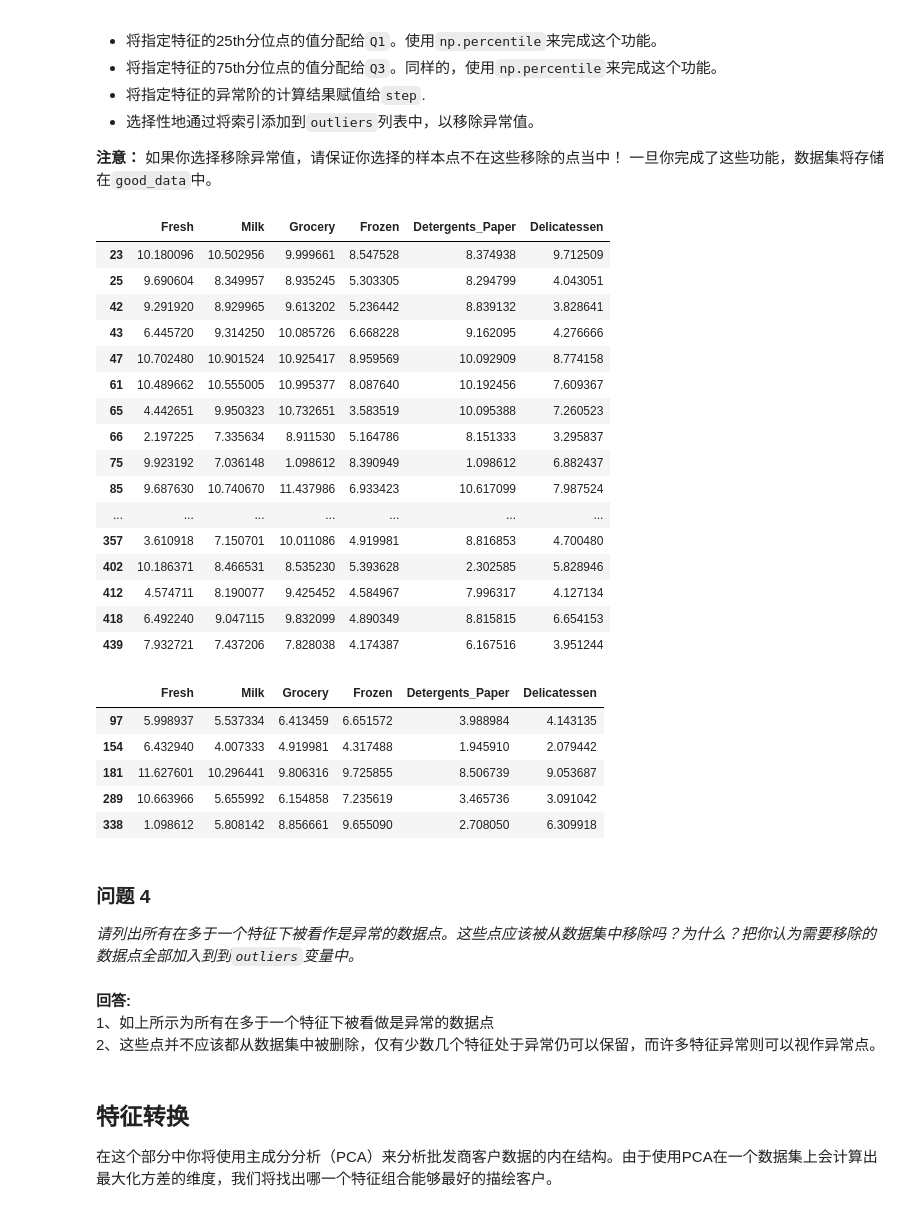
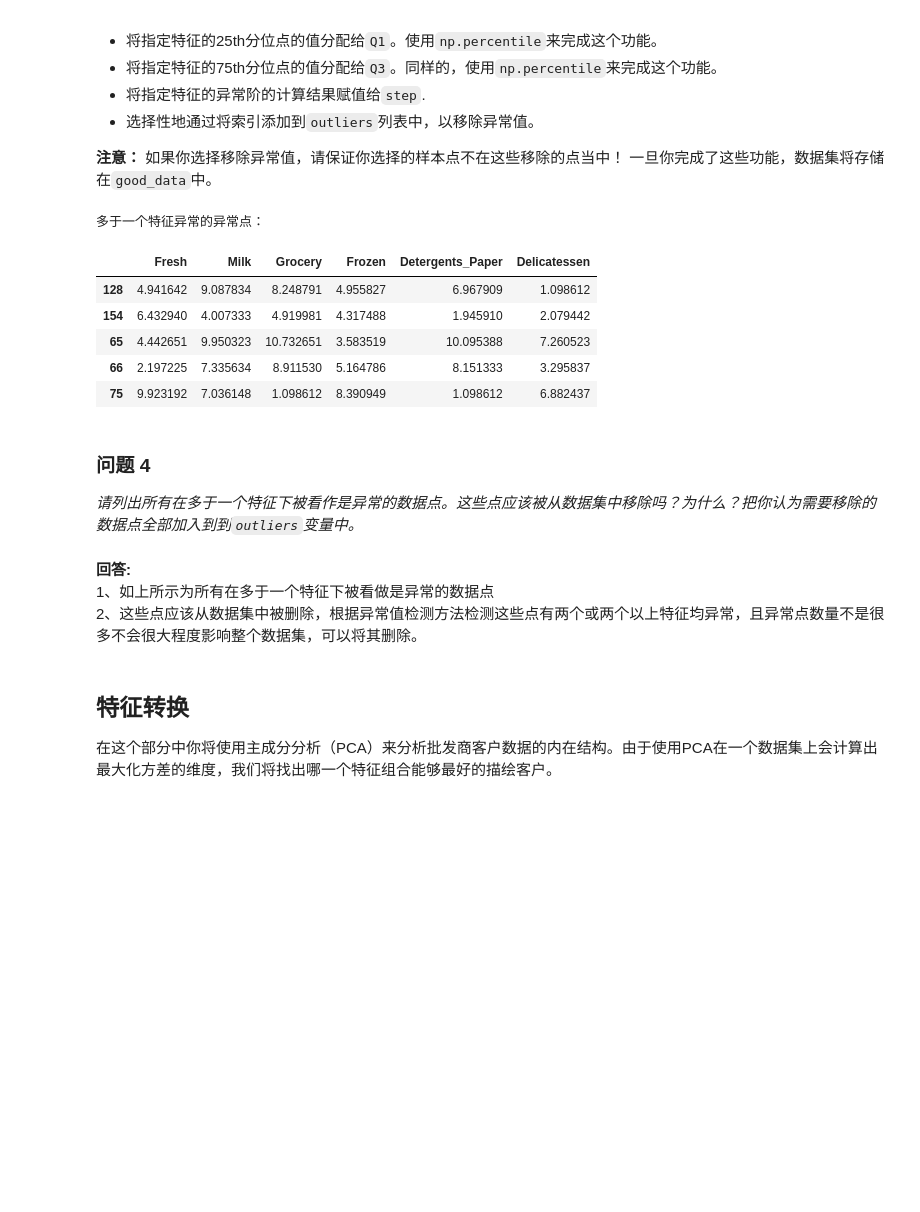
Before and after one commit to poi233/Udacity, a Jupyter notebook: creating_customer_segments/customer_segments.ipynb, the cells around one changed output. Cells and saved outputs as stored; diff of their text form; code cells hidden in the pictures; blank space fills up the shorter version.

```diff
--- a/creating_customer_segments/customer_segments.ipynb
+++ b/creating_customer_segments/customer_segments.ipynb
@@ -155,10 +204,10 @@ pd.plotting.scatter_matrix(data, alpha = 0.3, figsize = (14,8), diagonal = 'kde'
  - 使用`np.log`函数在样本数据 `samples` 上做一个对数缩放，然后将它的副本赋值给`log_samples`。
 # %%
 # TODO：使用自然对数缩放数据
-log_data = data.apply(lambda x: np.log(x))
+log_data = np.log(data)
 
 # TODO：使用自然对数缩放样本数据
-log_samples = samples.apply(lambda x: np.log(x))
+log_samples = np.log(samples)
 
 # 为每一对新产生的特征制作一个散射矩阵
 pd.plotting.scatter_matrix(log_data, alpha = 0.3, figsize = (14,8), diagonal = 'kde');
@@ -197,69 +246,50 @@ all_outliers  = []
 for feature in log_data.keys():
 
     # TODO：计算给定特征的Q1（数据的25th分位点）
     Q1 = np.percentile(log_data[feature],25)
 
     # TODO：计算给定特征的Q3（数据的75th分位点）
     Q3 = np.percentile(log_data[feature],75)
 
     # TODO：使用四分位范围计算异常阶（1.5倍的四分位距）
-    step = 1.5 * (Q3 - Q1) / 2
+    step = 1.5 * (Q3 - Q1)
 
     # 显示异常点
     #print "Data points considered outliers for the feature '{}':".format(feature)
     #display(log_data[~((log_data[feature] >= Q1 - step) & (log_data[feature] <= Q3 + step))])
 
     # 暂存异常点
     all_outliers.extend(log_data[~((log_data[feature] >= Q1 - step) & (log_data[feature] <= Q3 + step))].index)
 
 #寻找所有两个及以上特征异常的异常点
 outliers = []
-outliers_to_delete = []
 s = set(all_outliers)
 for item in s:
     if all_outliers.count(item)>1:
         outliers.append(item)
-    if all_outliers.count(item)>3:
-        outliers_to_delete.append(item)
 
-#显示异常点
+#显示两个及以上特征异常的异常点
+print "多于一个特征异常的异常点："
 display(pd.DataFrame(log_data.loc[outliers], columns = data.keys()))
-display(pd.DataFrame(log_data.loc[outliers_to_delete], columns = data.keys()))
 
 
 # 如果选择了的话，移除异常点，选择大于三个以上特征异常的异常点删除
-good_data = log_data.drop(log_data.index[outliers_to_delete]).reset_index(drop = True)
+good_data = log_data.drop(log_data.index[outliers]).reset_index(drop = True)
 # %% [output]
+多于一个特征异常的异常点：
 |  | Fresh | Milk | Grocery | Frozen | Detergents_Paper | Delicatessen |
-| 23 | 10.180096 | 10.502956 | 9.999661 | 8.547528 | 8.374938 | 9.712509 |
-| 25 | 9.690604 | 8.349957 | 8.935245 | 5.303305 | 8.294799 | 4.043051 |
-| 42 | 9.291920 | 8.929965 | 9.613202 | 5.236442 | 8.839132 | 3.828641 |
-| 43 | 6.445720 | 9.314250 | 10.085726 | 6.668228 | 9.162095 | 4.276666 |
-| 47 | 10.702480 | 10.901524 | 10.925417 | 8.959569 | 10.092909 | 8.774158 |
-| 61 | 10.489662 | 10.555005 | 10.995377 | 8.087640 | 10.192456 | 7.609367 |
+| 128 | 4.941642 | 9.087834 | 8.248791 | 4.955827 | 6.967909 | 1.098612 |
+| 154 | 6.432940 | 4.007333 | 4.919981 | 4.317488 | 1.945910 | 2.079442 |
 | 65 | 4.442651 | 9.950323 | 10.732651 | 3.583519 | 10.095388 | 7.260523 |
 | 66 | 2.197225 | 7.335634 | 8.911530 | 5.164786 | 8.151333 | 3.295837 |
 | 75 | 9.923192 | 7.036148 | 1.098612 | 8.390949 | 1.098612 | 6.882437 |
-| 85 | 9.687630 | 10.740670 | 11.437986 | 6.933423 | 10.617099 | 7.987524 |
-| ... | ... | ... | ... | ... | ... | ... |
-| 357 | 3.610918 | 7.150701 | 10.011086 | 4.919981 | 8.816853 | 4.700480 |
-| 402 | 10.186371 | 8.466531 | 8.535230 | 5.393628 | 2.302585 | 5.828946 |
-| 412 | 4.574711 | 8.190077 | 9.425452 | 4.584967 | 7.996317 | 4.127134 |
-| 418 | 6.492240 | 9.047115 | 9.832099 | 4.890349 | 8.815815 | 6.654153 |
-| 439 | 7.932721 | 7.437206 | 7.828038 | 4.174387 | 6.167516 | 3.951244 |
-|  | Fresh | Milk | Grocery | Frozen | Detergents_Paper | Delicatessen |
-| 97 | 5.998937 | 5.537334 | 6.413459 | 6.651572 | 3.988984 | 4.143135 |
-| 154 | 6.432940 | 4.007333 | 4.919981 | 4.317488 | 1.945910 | 2.079442 |
-| 181 | 11.627601 | 10.296441 | 9.806316 | 9.725855 | 8.506739 | 9.053687 |
-| 289 | 10.663966 | 5.655992 | 6.154858 | 7.235619 | 3.465736 | 3.091042 |
-| 338 | 1.098612 | 5.808142 | 8.856661 | 9.655090 | 2.708050 | 6.309918 |
 # %% [markdown]
 ### 问题 4
 *请列出所有在多于一个特征下被看作是异常的数据点。这些点应该被从数据集中移除吗？为什么？把你认为需要移除的数据点全部加入到到`outliers`变量中。*
 # %% [markdown]
 **回答:**
 <br>1、如上所示为所有在多于一个特征下被看做是异常的数据点
-<br>2、这些点并不应该都从数据集中被删除，仅有少数几个特征处于异常仍可以保留，而许多特征异常则可以视作异常点。
+<br>2、这些点应该从数据集中被删除，根据异常值检测方法检测这些点有两个或两个以上特征均异常，且异常点数量不是很多不会很大程度影响整个数据集，可以将其删除。
 # %% [markdown]
 ## 特征转换
 在这个部分中你将使用主成分分析（PCA）来分析批发商客户数据的内在结构。由于使用PCA在一个数据集上会计算出最大化方差的维度，我们将找出哪一个特征组合能够最好的描绘客户。
```
Also changed, not shown: parts of 18 cells of this notebook, 1 other file.
